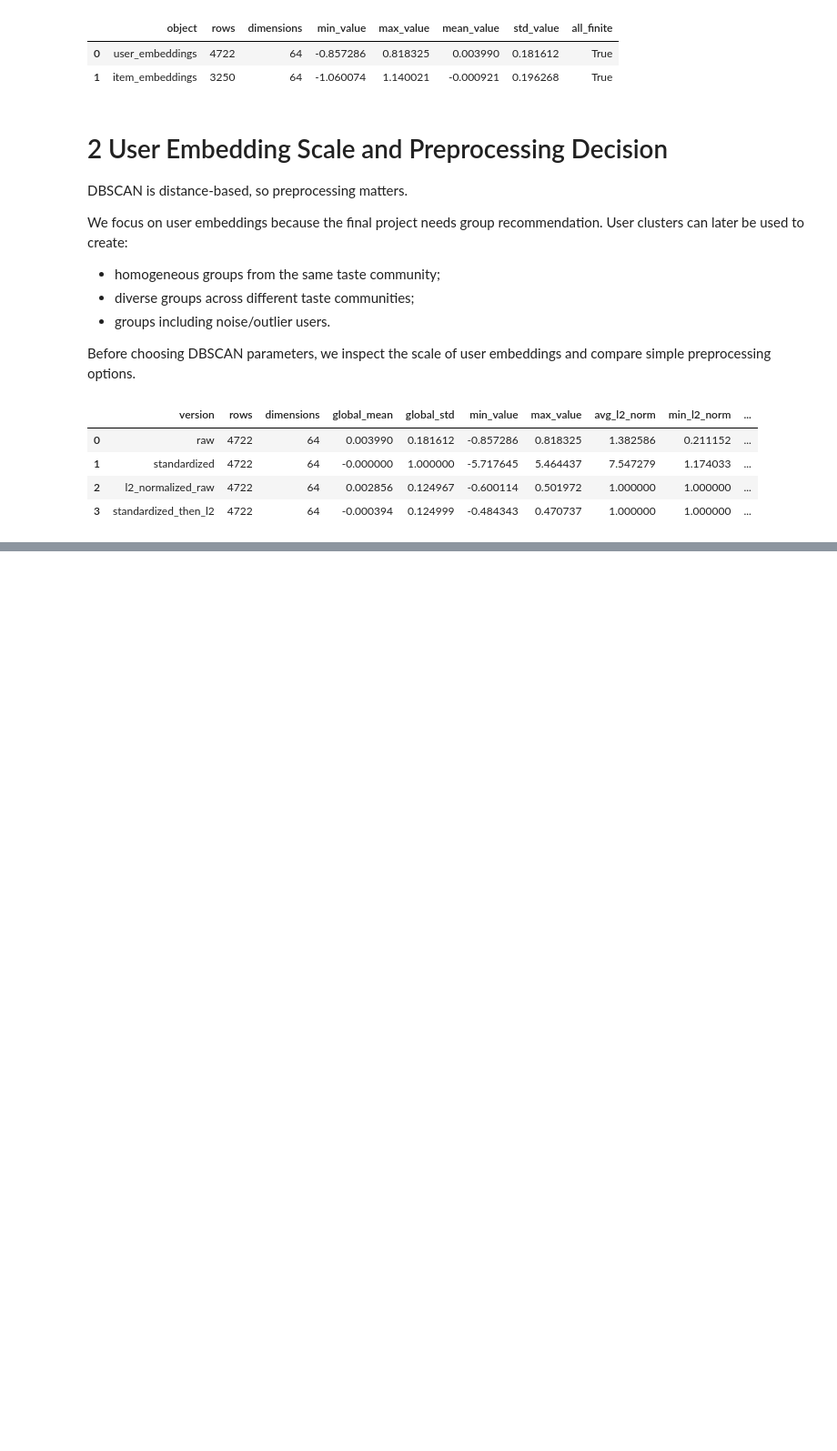
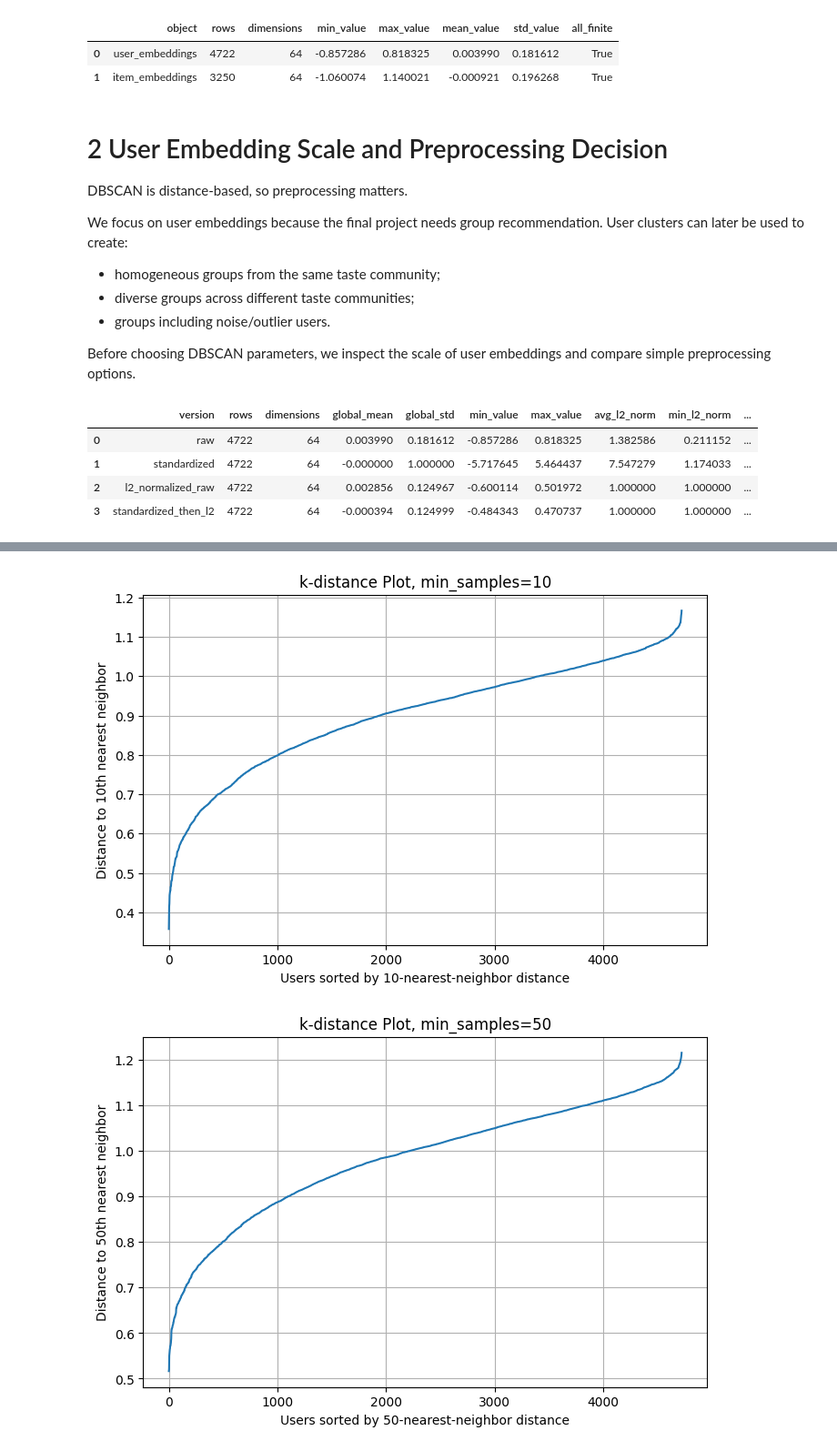
Before and after one commit to 99CCC/ACIT4530, a Jupyter notebook: David/step3.ipynb, the cells around one changed output, grey strips where cells are left out. Shown at 91% size. Cells and saved outputs as stored; diff of their text form; code cells hidden in the pictures; blank space fills up the shorter version.

```diff
--- a/David/step3.ipynb
+++ b/David/step3.ipynb
@@ -257,22 +177,0 @@ display(k_distance_summary)
-# %%
-plot_min_samples = [10, 50, 100, 500]
-
-for min_samples in plot_min_samples:
-    neighbors = NearestNeighbors(
-        n_neighbors=min_samples,
-        metric="euclidean",
-    )
-
-    neighbors.fit(user_embeddings_dbscan)
-
-    distances, indices = neighbors.kneighbors(user_embeddings_dbscan)
-
-    k_distances = np.sort(distances[:, -1])
-
-    plt.figure(figsize=(8, 5))
-    plt.plot(k_distances)
-    plt.xlabel(f"Users sorted by {min_samples}th-nearest-neighbor distance")
-    plt.ylabel(f"Distance to {min_samples}th nearest neighbor")
-    plt.title(f"k-distance Plot, min_samples={min_samples}")
-    plt.grid(True)
-    plt.show()
@@ -516,0 +290,25 @@ This does not mean that clustering is impossible. It means that the full embeddi
+# %%
+plot_min_samples = [10, 50, 100]
+
+for min_samples in plot_min_samples:
+    neighbors = NearestNeighbors(
+        n_neighbors=min_samples,
+        metric="euclidean",
+    )
+
+    neighbors.fit(user_embeddings_dbscan)
+
+    distances, indices = neighbors.kneighbors(user_embeddings_dbscan)
+
+    k_distances = np.sort(distances[:, -1])
+
+    plt.figure(figsize=(8, 5))
+    plt.plot(k_distances)
+    plt.xlabel(f"Users sorted by {min_samples}-nearest-neighbor distance")
+    plt.ylabel(f"Distance to {min_samples}th nearest neighbor")
+    plt.title(f"k-distance Plot, min_samples={min_samples}")
+    plt.grid(True)
+    plt.show()
+# %% [output]
+[figure, added]
+[figure, added]
```
Also changed, not shown: parts of 67 cells of this notebook, 26 other files.
